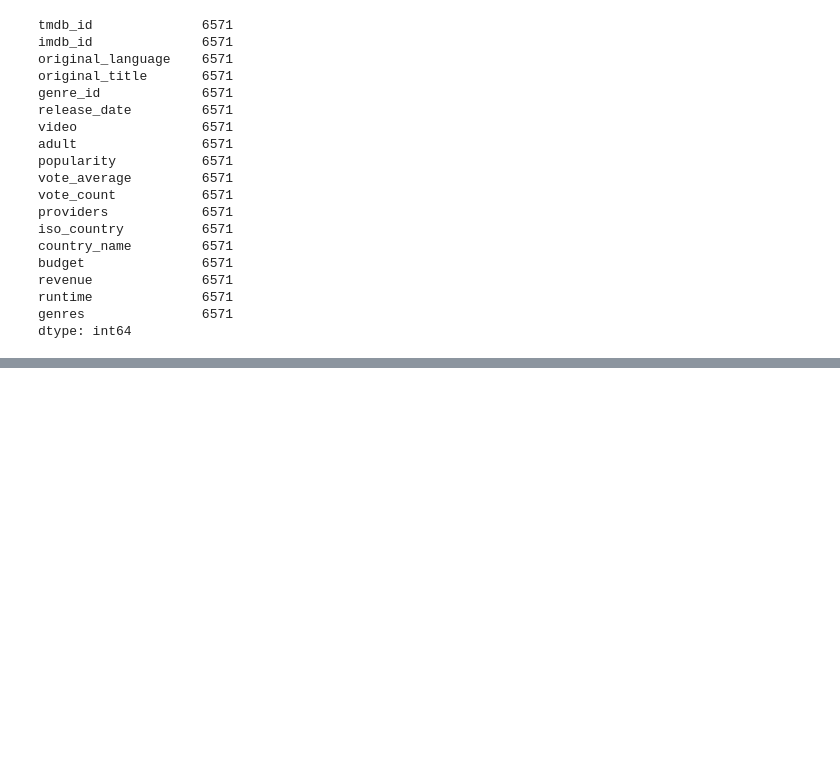
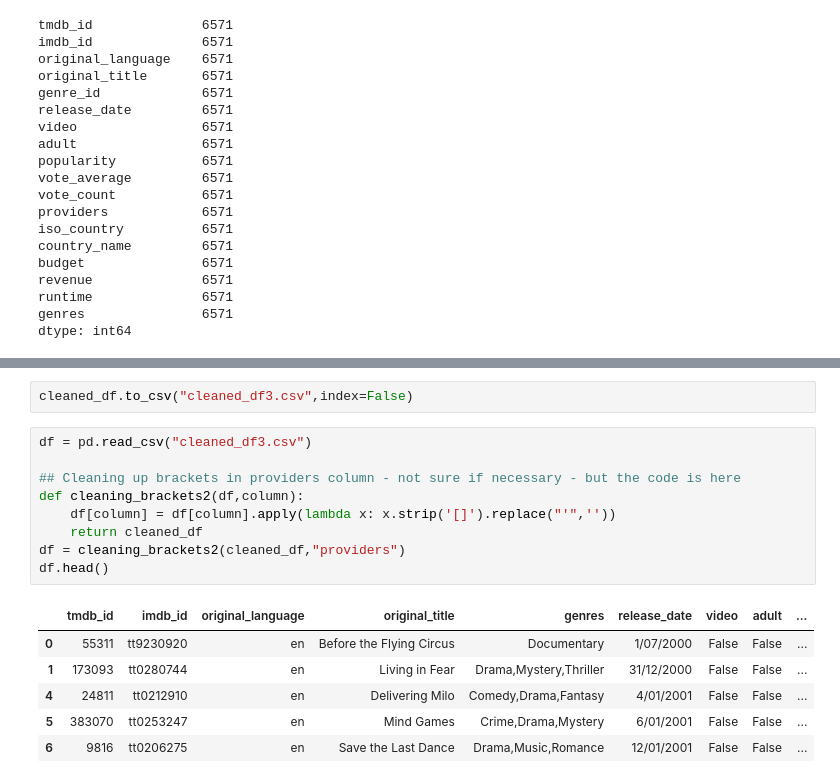
Before and after one commit to BA-BEL/movie-analysis-DABC-P1, a Jupyter notebook: TMdb.ipynb, the cells around one changed output, grey strips where cells are left out. Saved outputs shown, nothing was run; the diff lists cells and outputs as text; blank space fills up the shorter version.

```diff
--- a/TMdb.ipynb
+++ b/TMdb.ipynb
@@ -427,0 +447,18 @@ dtype: int64
+# %%
+cleaned_df.to_csv("cleaned_df3.csv",index=False)
+# %%
+df = pd.read_csv("cleaned_df3.csv")
+
+## Cleaning up brackets in providers column - not sure if necessary - but the code is here
+def cleaning_brackets2(df,column):
+    df[column] = df[column].apply(lambda x: x.strip('[]').replace("'",''))
+    return cleaned_df
+df = cleaning_brackets2(cleaned_df,"providers")
+df.head()
+# %% [output]
+|  | tmdb_id | imdb_id | original_language | original_title | genres | release_date | video | adult | ... |
+| 0 | 55311 | tt9230920 | en | Before the Flying Circus | Documentary | 1/07/2000 | False | False | ... |
+| 1 | 173093 | tt0280744 | en | Living in Fear | Drama,Mystery,Thriller | 31/12/2000 | False | False | ... |
+| 4 | 24811 | tt0212910 | en | Delivering Milo | Comedy,Drama,Fantasy | 4/01/2001 | False | False | ... |
+| 5 | 383070 | tt0253247 | en | Mind Games | Crime,Drama,Mystery | 6/01/2001 | False | False | ... |
+| 6 | 9816 | tt0206275 | en | Save the Last Dance | Drama,Music,Romance | 12/01/2001 | False | False | ... |
```
Also changed, not shown: parts of 12 cells of this notebook, 1 other file.
